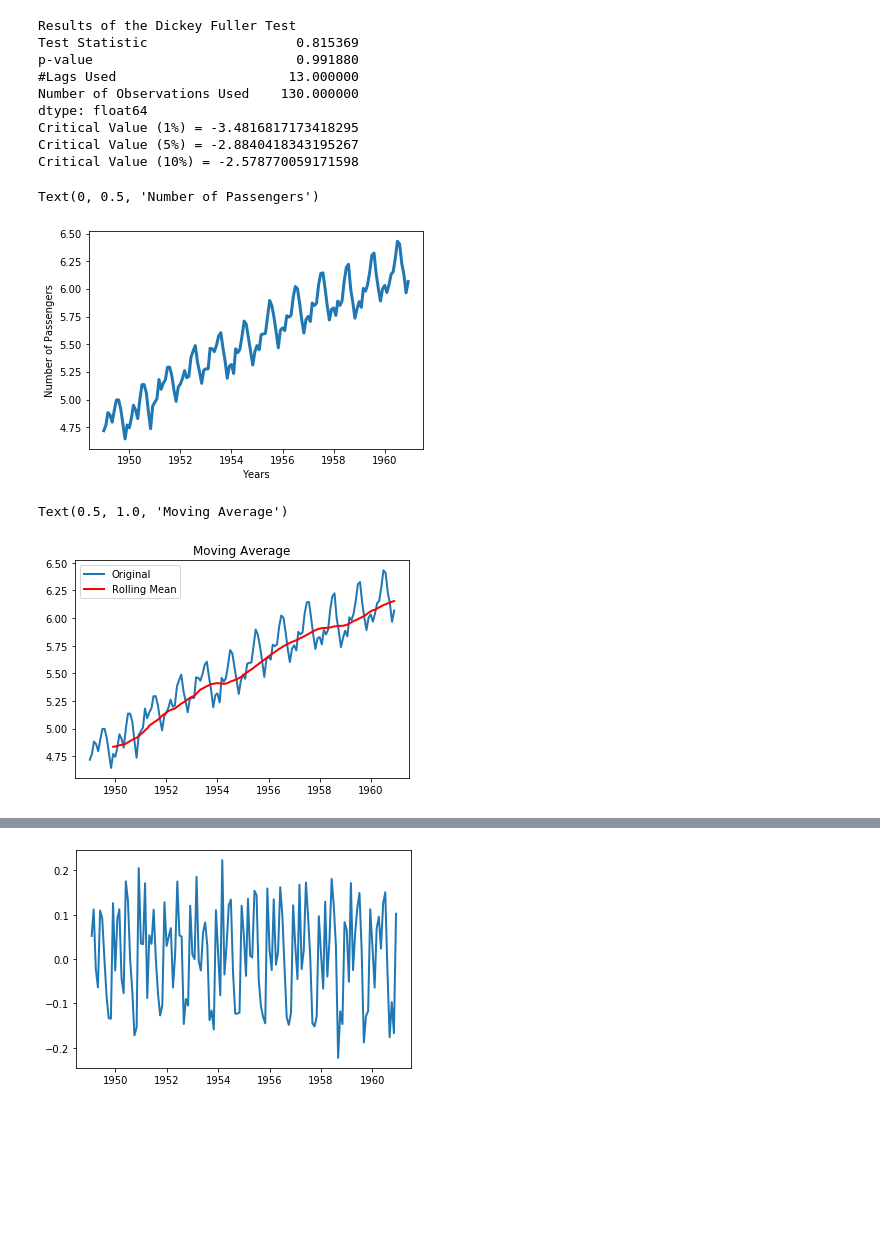
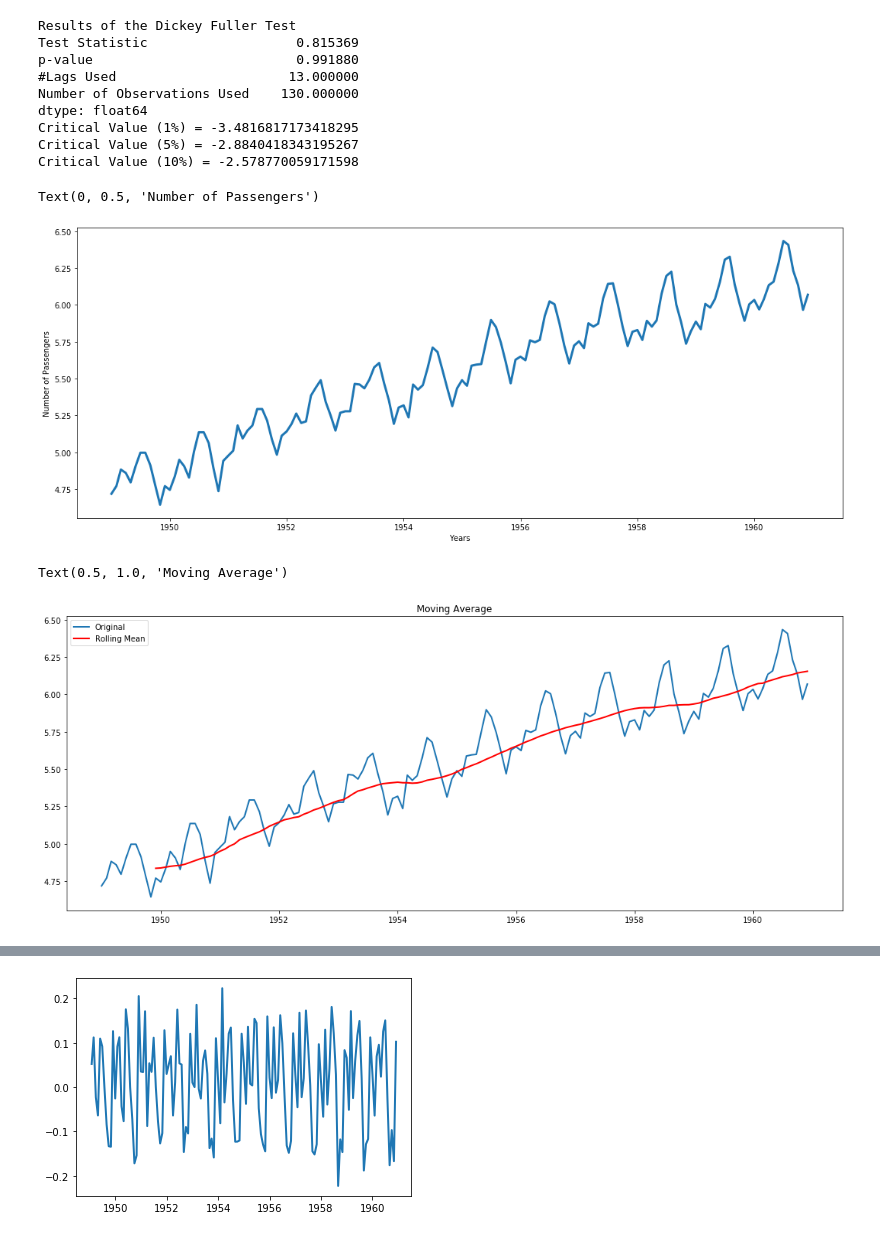
Before and after one commit to abefukasawa/reproducible_airpassengers, a Jupyter notebook: reproducible_analysis.ipynb, the cells around one changed output, grey strips where cells are left out. Cells and saved outputs as stored; diff of their text form; code cells hidden in the pictures; blank space fills up the shorter version.

```diff
--- a/reproducible_analysis.ipynb
+++ b/reproducible_analysis.ipynb
@@ -107,24 +100,27 @@ Critical Value (1%) = -3.4816817173418295
 Critical Value (5%) = -2.8840418343195267
 Critical Value (10%) = -2.578770059171598
 # %%
-df_log = np.log(df)
-plt.plot(df_log['#Passengers'], linewidth = 3)
+df_log = np.log(df) # Penalizes the positive heteroscedasticity
+plt.figure(figsize=(18, 7))
+plt.plot(df_log['Passengers'], linewidth = 3)
 plt.xlabel('Years')
 plt.ylabel('Number of Passengers')
 # %% [output]
 Text(0, 0.5, 'Number of Passengers')
-[figure, old version]
+[figure, new version]
 # %%
 #Tranformation to make stationary
 movingAverage = df_log.rolling(window= 12).mean()
 movingStd = df_log.rolling(window=12).std()
-plt.plot(df_log['#Passengers'], linewidth = 2, label = 'Original')
+plt.figure(figsize=(18, 7))
+plt.plot(df_log['Passengers'], linewidth = 2, label = 'Original')
 plt.plot(movingAverage, linewidth = 2, label = 'Rolling Mean', color = 'r')
+#plt.plot(movingStd, linewidth = 2, label = 'Rolling Std', color = 'g')
 plt.legend(loc = 'best')
 plt.title('Moving Average')
 # %% [output]
 Text(0.5, 1.0, 'Moving Average')
-[figure, old version]
+[figure, new version]
 # %%
 dfLogScaleMinusMovingAverage = df_log - movingAverage
 #Removing the NaN Values
```
Also changed, not shown: parts of 8 cells of this notebook, 1 other file.
